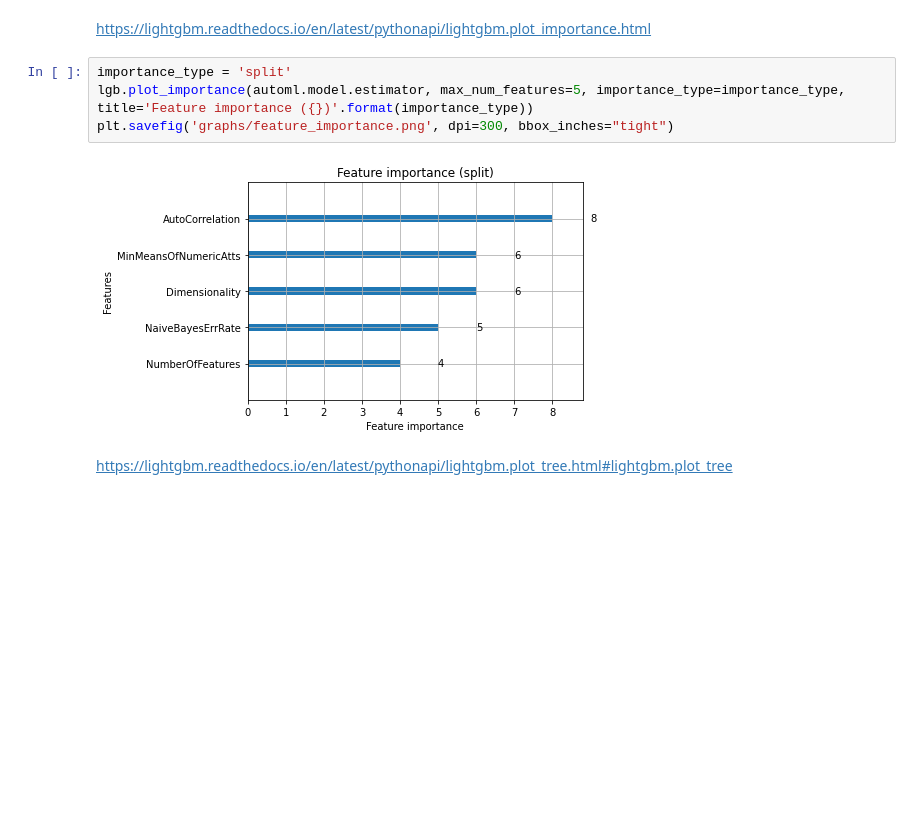
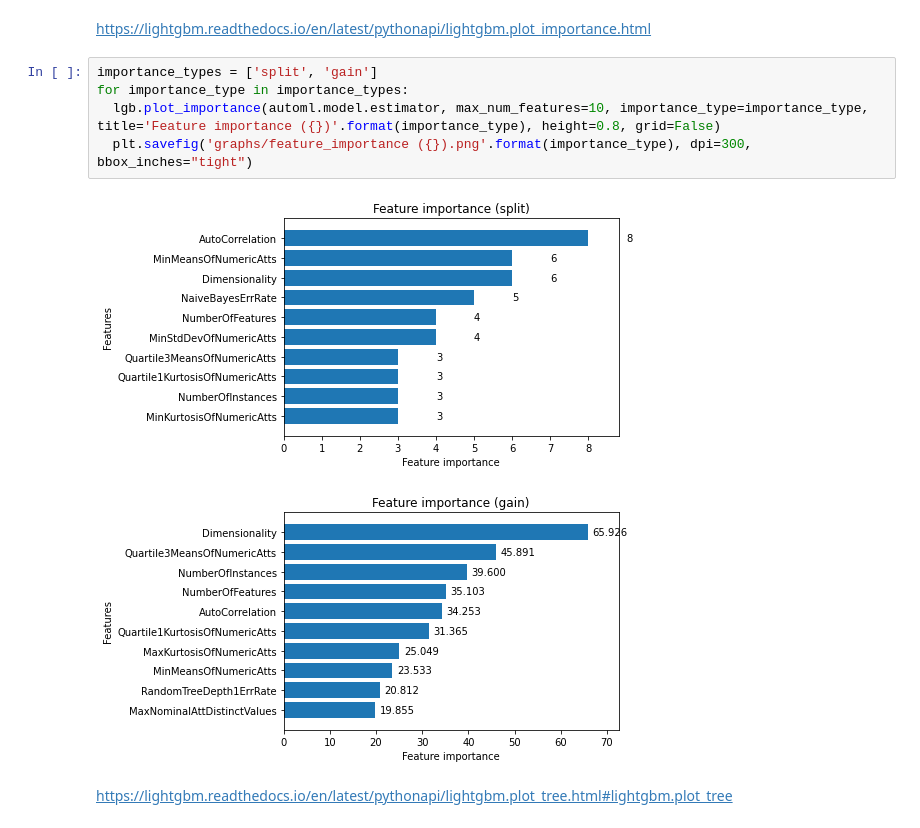
Before and after one commit to fvholten/AutoMLSelector, a Jupyter notebook: scripts/test-automlselector.ipynb, the cells around one changed output. Drawn from its saved outputs; the diff is of its cells as text; blank space fills up the shorter version.

Commit message:
split vs gain

```diff
--- a/scripts/test-automlselector.ipynb
+++ b/scripts/test-automlselector.ipynb
@@ -57,11 +57,13 @@ import matplotlib.pyplot as plt
 # %% [markdown]
 https://lightgbm.readthedocs.io/en/latest/pythonapi/lightgbm.plot_importance.html
 # %%
-importance_type = 'split'
-lgb.plot_importance(automl.model.estimator, max_num_features=5, importance_type=importance_type, title='Feature importance ({})'.format(importance_type))
-plt.savefig('graphs/feature_importance.png', dpi=300, bbox_inches="tight")
+importance_types = ['split', 'gain']
+for importance_type in importance_types:
+  lgb.plot_importance(automl.model.estimator, max_num_features=10, importance_type=importance_type, title='Feature importance ({})'.format(importance_type), height=0.8, grid=False)
+  plt.savefig('graphs/feature_importance ({}).png'.format(importance_type), dpi=300, bbox_inches="tight")
 # %% [output]
-[figure, old version]
+[figure, new version]
+[figure, added]
 # %% [markdown]
 https://lightgbm.readthedocs.io/en/latest/pythonapi/lightgbm.plot_tree.html#lightgbm.plot_tree
 # %%
```
Also changed, not shown: 3 other files.
